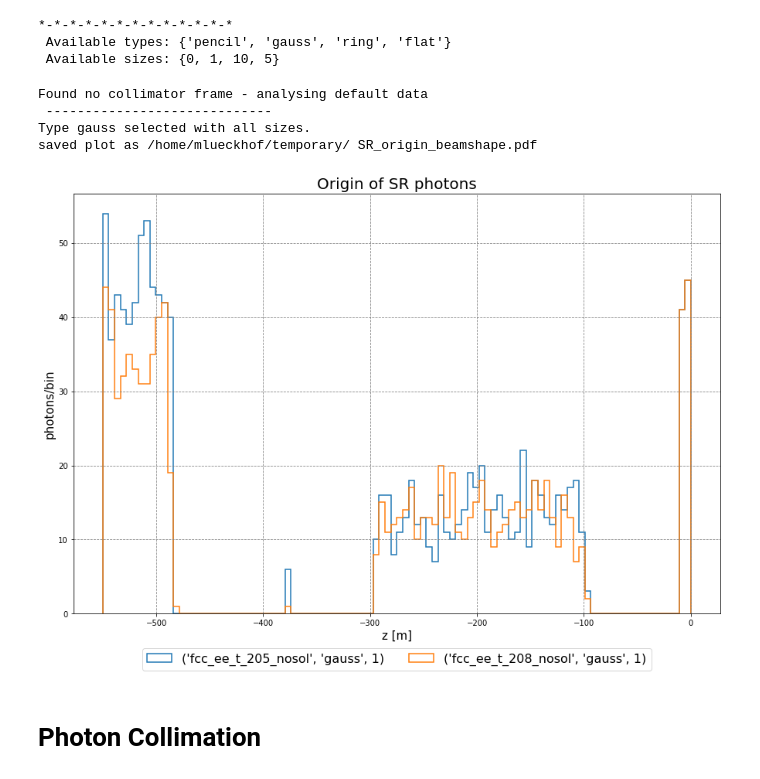
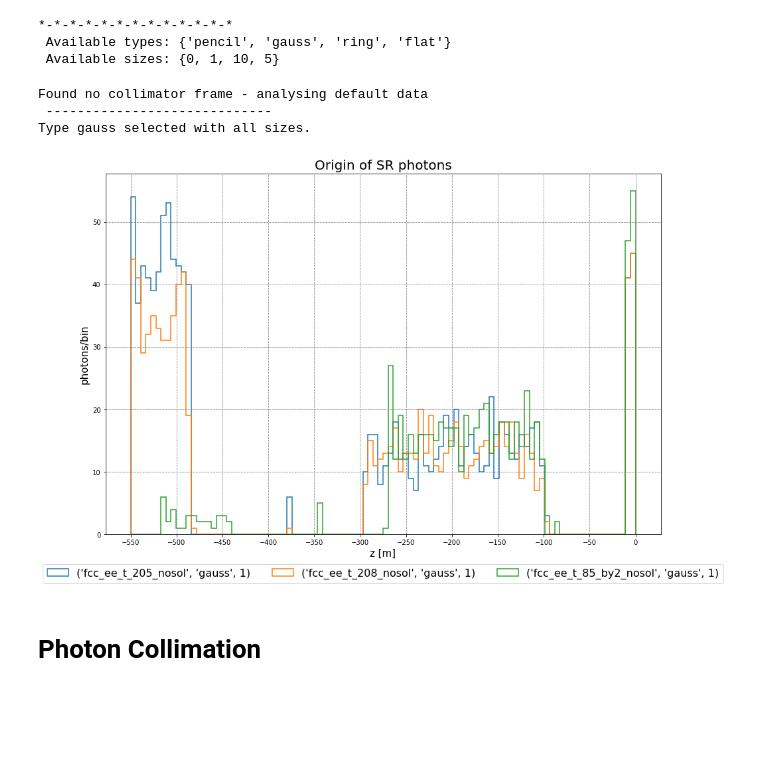
Before and after one commit to Number042/Python, a Jupyter notebook: FCCee Synchrotron-Radiation.ipynb, the cells around one changed output. Drawn from its saved outputs; the diff is of its cells as text; code cells hidden in the pictures; blank space fills up the shorter version.

Commit message:
Add 'zlim' in plot_diffBeamShape to choose z range for plotting. Add 'ticks' in plot_diffBeamShape to set the xticks interval

```diff
--- a/FCCee Synchrotron-Radiation.ipynb
+++ b/FCCee Synchrotron-Radiation.ipynb
@@ -60,7 +60,7 @@ Data Visualization Level
 At this stage, the data can be plotted using the methods from class VisSRDat
 # %%
 Selection = DataSelection(DFseco_col)
-def_opt = Selection.opticsSelection(optics = ['fcc_ee_t_205_nosol','fcc_ee_t_208_nosol'], verbose = 0) #
+def_opt = Selection.opticsSelection(optics = 'all', verbose = 0) #['fcc_ee_t_205_nosol','fcc_ee_t_208_nosol']
 beamTypes, beamSizes = Selection.get_beamShapes_and_Size(verbose = 1)
 # %% [output]
 *-*-*-*-*-*-*-*-*-*-*-*-*
@@ -68,14 +68,13 @@ beamTypes, beamSizes = Selection.get_beamShapes_and_Size(verbose = 1)
  Available sizes: {0, 1, 10, 5}
 # %%
 plotpath = '/home/mlueckhof/temporary/'
-pltdat.plot_diffBeamShape(def_opt, plotpath, beamTypes, beamSizes, Type = 'origin',
-                          beam = ['gauss'], size = 'all', verbose = 0, save = 1)
+pltdat.plot_diffBeamShape(def_opt, plotpath, beamTypes, beamSizes, zlim = [], Type = 'origin', nBin = 100,
+                          beam = ['gauss'], size = 'all', ticks = 50, verbose = 0, save = 0)
 # %% [output]
 Found no collimator frame - analysing default data
  -----------------------------
 Type gauss selected with all sizes.
-saved plot as /home/mlueckhof/temporary/ SR_origin_beamshape.pdf
-[figure, old version]
+[figure, new version]
 # %% [markdown]
 Photon Collimation
 ===========
```
Also changed, not shown: 1 other file.
